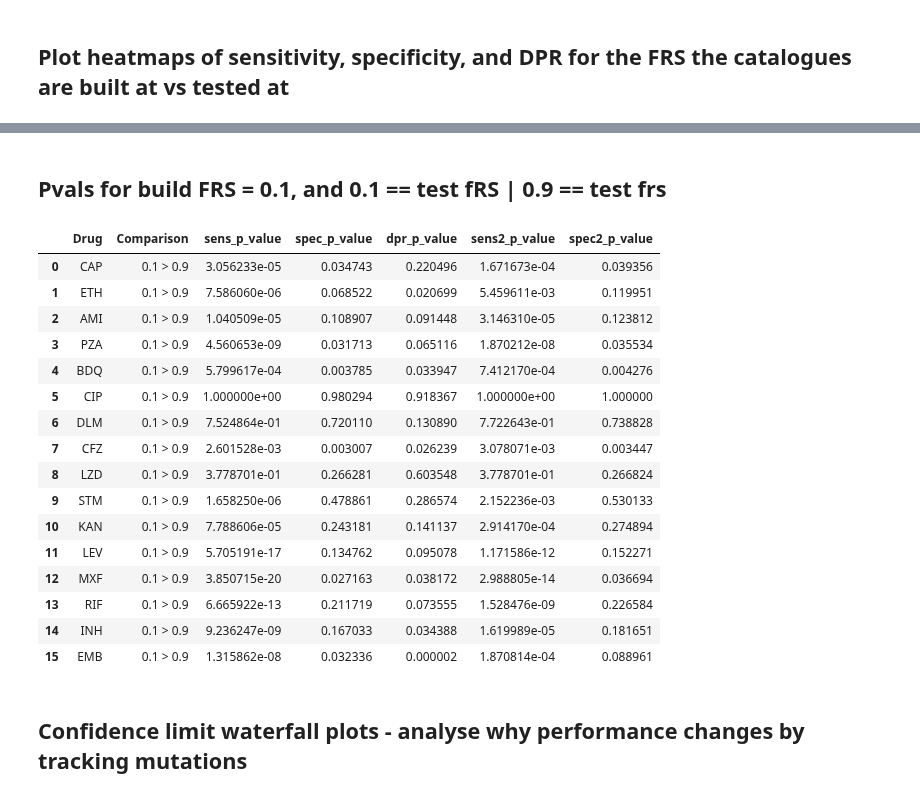
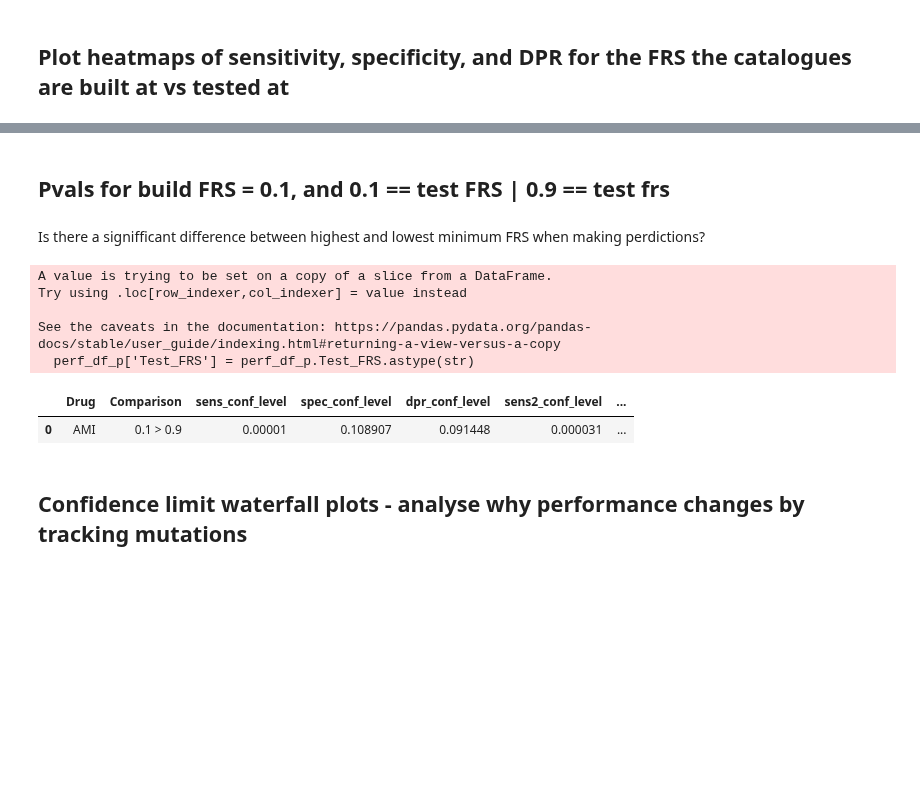
Before and after one commit to fowler-lab/cryptic-catalogues-2025, a Jupyter notebook: 03-scan-frs.ipynb, the cells around one changed output, grey strips where cells are left out. Cells and saved outputs as stored; diff of their text form; code cells hidden in the pictures; blank space fills up the shorter version.

```diff
--- a/03-scan-frs.ipynb
+++ b/03-scan-frs.ipynb
@@ -338,19 +312,21 @@ utils.plot_perf_heatmaps(perf_df, draw_axes=False)
 # %% [markdown]
-## Pvals for build FRS = 0.1, and 0.1 == test fRS | 0.9 == test frs
+## Pvals for build FRS = 0.1, and 0.1 == test FRS | 0.9 == test frs
+# %% [markdown]
+Is there a signifficant difference between highest and lowest minimum FRS when making perdictions?
 # %%
 def generate_pvals(df, comparisons):
-    #caluclate pvalues (proportions Z-test) for specifieid comparitors.
-    # e.g [('catomatic_v3.4.0', 'WHOv1'), ('catomatic_v3.4.0', 'WHOv2'), ('WHOv1', 'WHOv2')]
+    '''caluclate pvalues (proportions Z-test) for specifieid comparitors.
+    e.g [('catomatic_v3.4.0', 'WHOv1'), ('catomatic_v3.4.0', 'WHOv2'), ('WHOv1', 'WHOv2')]'''
 
     assert comparisons is not None, 'comparison keys must be spcified'
 
     metric_funcs = {
-        'sens_p_value': lambda r: (r['TP'], r['TP'] + r['FN']),
-        'spec_p_value': lambda r: (r['TN'], r['TN'] + r['FP']),
-        'dpr_p_value': lambda r: (r['TP'] + r['TN'] + r['FP'] + r['FN'],
+        'sens_conf_level': lambda r: (r['TP'], r['TP'] + r['FN']),
+        'spec_conf_level': lambda r: (r['TN'], r['TN'] + r['FP']),
+        'dpr_conf_level': lambda r: (r['TP'] + r['TN'] + r['FP'] + r['FN'],
                                 r['TP'] + r['TN'] + r['FP'] + r['FN'] + r['UP'] + r['UN']),
-        'sens2_p_value': lambda r: (r['TP'], r['TP'] + r['FN'] + r['UP']),
-        'spec2_p_value': lambda r: (r['TN'] + r['UN'], r['TN'] + r['FP'] + r['UN'])
+        'sens2_conf_level': lambda r: (r['TP'], r['TP'] + r['FN'] + r['UP']),
+        'spec2_conf_level': lambda r: (r['TN'] + r['UN'], r['TN'] + r['FP'] + r['UN'])
     }
     results = []
     # Loop over each drug and comparison
@@ -364,59 +340,49 @@ def generate_pvals(df, comparisons):
                 c1, n1 = fn(g1)
                 c2, n2 = fn(g2)
                 stat, pval = proportions_ztest([c1, c2], [n1, n2], alternative='two-sided')
                 row[col_name] = pval
             results.append(row)
 
     return pd.DataFrame(results)
 
 def compute_metric_differences(results_df, pvals_df):
     """
     Compute differences in performance metrics between comparator catalogues
     specified in pvals_df for each drug.
     """
     metrics = ['SENSITIVITY', 'SPECIFICITY', 'COVERAGE', 'SENSITIVITY2', 'SPECIFICITY2']
     diffs = []
 
     for _, row in pvals_df.iterrows():
         drug = row['Drug']
         cat1, cat2 = row['Comparison'].split(' > ')
 
         r1 = results_df[(results_df['Drug'] == drug) & (results_df['Test_FRS'] == cat1)].iloc[0]
         r2 = results_df[(results_df['Drug'] == drug) & (results_df['Test_FRS'] == cat2)].iloc[0]
 
         diff_row = {'Drug': drug, 'Comparison': row['Comparison']}
         for metric in metrics:
             diff_row[f'{metric}_diff'] = r1[metric] - r2[metric]
 
         diffs.append(diff_row)
 
     return pd.DataFrame(diffs)
+
+perf_df_p = perf_df[
+    (perf_df.Build_FRS == 0.1) &
+    ((perf_df.Test_FRS == 0.1) | (perf_df.Test_FRS == 0.9))
+]
+perf_df_p['Test_FRS'] = perf_df_p.Test_FRS.astype(str)
+pvals = generate_pvals(perf_df_p, comparisons=[('0.1', '0.9')])
+pvals
+# %% [output]
+A value is trying to be set on a copy of a slice from a DataFrame.
+Try using .loc[row_indexer,col_indexer] = value instead
+
+See the caveats in the documentation: https://pandas.pydata.org/pandas-docs/stable/user_guide/indexing.html#returning-a-view-versus-a-copy
+  perf_df_p['Test_FRS'] = perf_df_p.Test_FRS.astype(str)
+|  | Drug | Comparison | sens_conf_level | spec_conf_level | dpr_conf_level | sens2_conf_level | ... |
+| 0 | AMI | 0.1 > 0.9 | 0.00001 | 0.108907 | 0.091448 | 0.000031 | ... |
-# %%
-perf_df_p = perf_df[
-    (perf_df.Build_FRS == 0.1) &
-    ((perf_df.Test_FRS == 0.1) | (perf_df.Test_FRS == 0.9))
-]
-perf_df_p['Test_FRS'] = perf_df_p.Test_FRS.astype(str)
-pvals = generate_pvals(perf_df_p, comparisons=[('0.1', '0.9')])
-pvals
-# %% [output]
-|  | Drug | Comparison | sens_p_value | spec_p_value | dpr_p_value | sens2_p_value | spec2_p_value |
-| 0 | CAP | 0.1 > 0.9 | 3.056233e-05 | 0.034743 | 0.220496 | 1.671673e-04 | 0.039356 |
-| 1 | ETH | 0.1 > 0.9 | 7.586060e-06 | 0.068522 | 0.020699 | 5.459611e-03 | 0.119951 |
-| 2 | AMI | 0.1 > 0.9 | 1.040509e-05 | 0.108907 | 0.091448 | 3.146310e-05 | 0.123812 |
-| 3 | PZA | 0.1 > 0.9 | 4.560653e-09 | 0.031713 | 0.065116 | 1.870212e-08 | 0.035534 |
-| 4 | BDQ | 0.1 > 0.9 | 5.799617e-04 | 0.003785 | 0.033947 | 7.412170e-04 | 0.004276 |
-| 5 | CIP | 0.1 > 0.9 | 1.000000e+00 | 0.980294 | 0.918367 | 1.000000e+00 | 1.000000 |
-| 6 | DLM | 0.1 > 0.9 | 7.524864e-01 | 0.720110 | 0.130890 | 7.722643e-01 | 0.738828 |
-| 7 | CFZ | 0.1 > 0.9 | 2.601528e-03 | 0.003007 | 0.026239 | 3.078071e-03 | 0.003447 |
-| 8 | LZD | 0.1 > 0.9 | 3.778701e-01 | 0.266281 | 0.603548 | 3.778701e-01 | 0.266824 |
-| 9 | STM | 0.1 > 0.9 | 1.658250e-06 | 0.478861 | 0.286574 | 2.152236e-03 | 0.530133 |
-| 10 | KAN | 0.1 > 0.9 | 7.788606e-05 | 0.243181 | 0.141137 | 2.914170e-04 | 0.274894 |
-| 11 | LEV | 0.1 > 0.9 | 5.705191e-17 | 0.134762 | 0.095078 | 1.171586e-12 | 0.152271 |
-| 12 | MXF | 0.1 > 0.9 | 3.850715e-20 | 0.027163 | 0.038172 | 2.988805e-14 | 0.036694 |
-| 13 | RIF | 0.1 > 0.9 | 6.665922e-13 | 0.211719 | 0.073555 | 1.528476e-09 | 0.226584 |
-| 14 | INH | 0.1 > 0.9 | 9.236247e-09 | 0.167033 | 0.034388 | 1.619989e-05 | 0.181651 |
-| 15 | EMB | 0.1 > 0.9 | 1.315862e-08 | 0.032336 | 0.000002 | 1.870814e-04 | 0.088961 |
 # %% [markdown]
 ## Confidence limit waterfall plots - analyse why performance changes by tracking mutations
 # %% [markdown]
```
Also changed, not shown: parts of 31 cells of this notebook, 55 other files.
